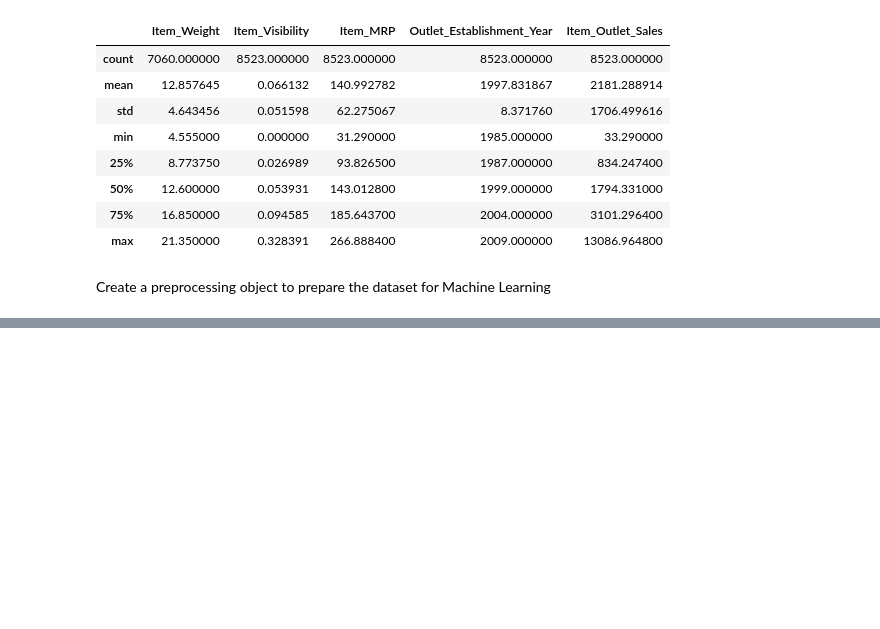
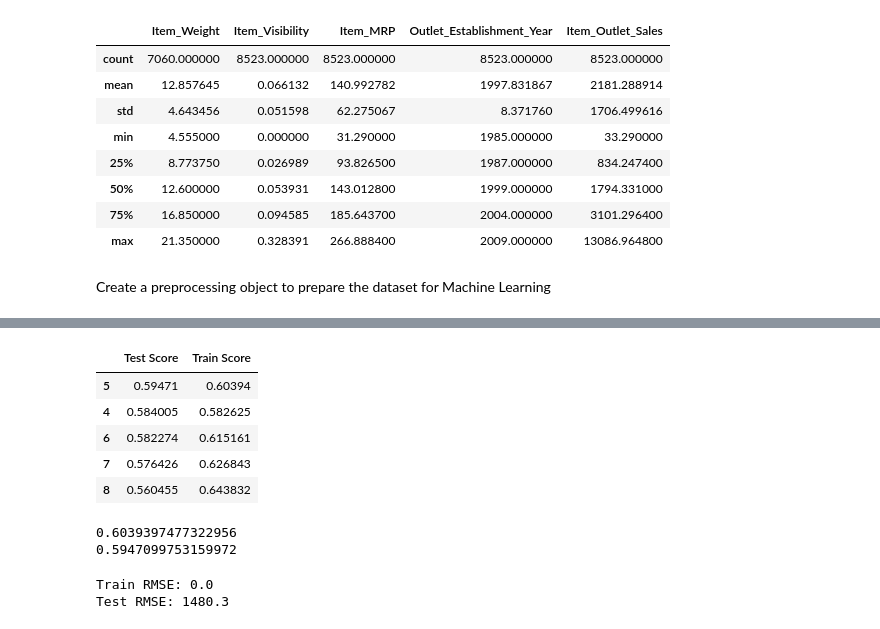
Before and after one commit to DPatt365/Prediction-of-Product-Sales, a Jupyter notebook: Sales_PredictionML.ipynb, the cells around one changed output, grey strips where cells are left out. Drawn from its saved outputs; the diff is of its cells as text; code cells hidden in the pictures; blank space fills up the shorter version.

```diff
--- a/Sales_PredictionML.ipynb
+++ b/Sales_PredictionML.ipynb
@@ -125,0 +341,28 @@ dtype: bool
+# %%
+sorted_scores = scores.sort_values(by='Test Score', ascending=False)
+sorted_scores.head()
+# %% [output]
+|  | Test Score | Train Score |
+| 5 | 0.59471 | 0.60394 |
+| 4 | 0.584005 | 0.582625 |
+| 6 | 0.582274 | 0.615161 |
+| 7 | 0.576426 | 0.626843 |
+| 8 | 0.560455 | 0.643832 |
+# %%
+dec_tree_5 = DecisionTreeRegressor(max_depth = 5, random_state = 42)
+dec_tree_5.fit(X_train_proc, y_train)
+train_5_score = dec_tree_5.score(X_train_proc, y_train)
+test_5_score = dec_tree_5.score(X_test_proc, y_test)
+print(train_5_score)
+print(test_5_score)
+# %% [output]
+0.6039397477322956
+0.5947099753159972
+# %%
+rmse_train =  mean_squared_error(y_train, train_preds, squared=False)
+rmse_test = mean_squared_error(y_test, test_preds, squared=False)
+print(f"Train RMSE: { round(rmse_train, 2)}")
+print(f"Test RMSE: { round( rmse_test, 2)}")
+# %% [output]
+Train RMSE: 0.0
+Test RMSE: 1480.3
```
Also changed, not shown: parts of 37 cells of this notebook.
